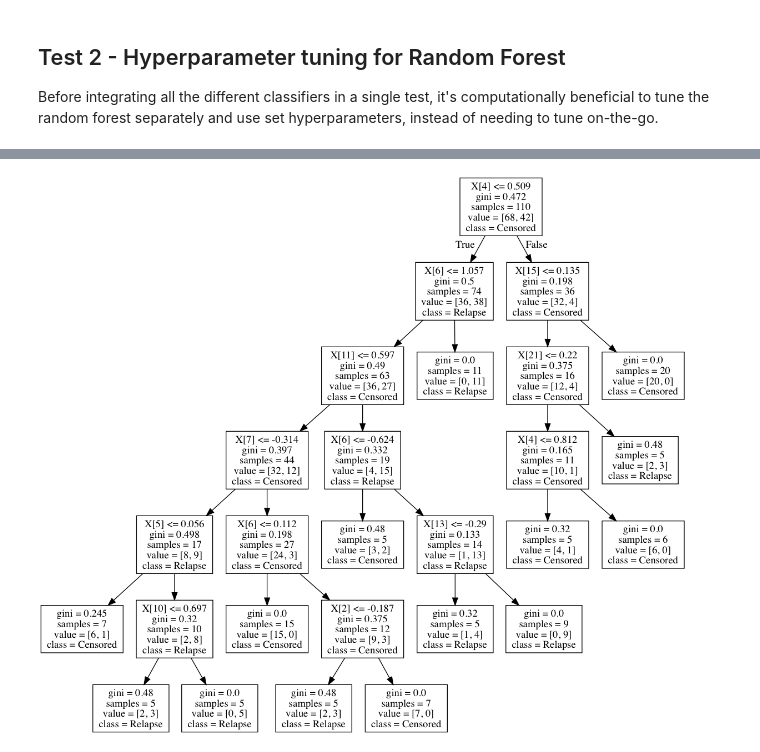
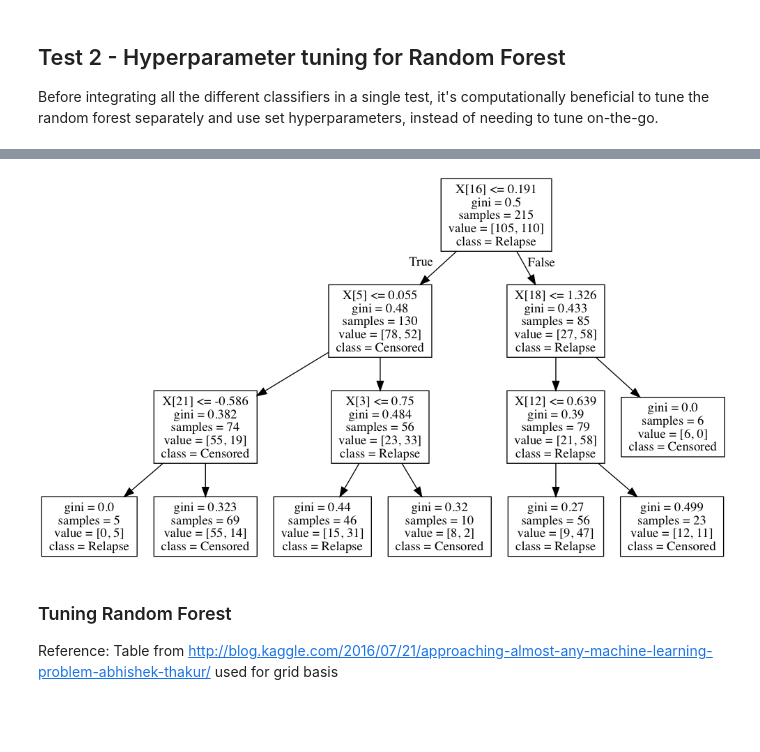
Before and after one commit to alxiang/ML-FOR-TARGET-AML, a Jupyter notebook: AML Classification.ipynb, the cells around one changed output, grey strips where cells are left out. Saved outputs shown, nothing was run; the diff lists cells and outputs as text; code cells hidden in the pictures; blank space fills up the shorter version.

```diff
--- a/AML Classification.ipynb
+++ b/AML Classification.ipynb
@@ -172,9 +176,9 @@ from sklearn.tree import DecisionTreeClassifier
 from sklearn.model_selection import GridSearchCV
 
 # Hyperparameters
-max_features = ['sqrt', None] # Max num of features considered every split
-max_depth = [5, 8, 15, 25, None] # Max num of levels in whole tree
-min_samples_split = [2, 5, 10, 15] # Min num of samples required to split a node
+max_features = ['sqrt'] # Max num of features considered every split
+max_depth = [2, 3, 4, 5] # Max num of levels in whole tree
+min_samples_split = [2, 5, 10] # Min num of samples required to split a node
 min_samples_leaf = [2, 5] # Min num of samples required at each node
 #bootstrap = [True, False] # Method of selecting samples for training each tree
 
@@ -209,20 +213,24 @@ cv_results = pd.DataFrame(tree_grid.cv_results_).sort_values(by="rank_test_score
 # %%
 # PRINT BEST TREE
 from IPython.display import Image
 import pydotplus
 from sklearn import tree
 
-bestTree = DecisionTreeClassifier(max_features = "sqrt", max_depth = None, min_samples_leaf = 5, min_samples_split = 2)
+bestTree = DecisionTreeClassifier(max_features = "sqrt", max_depth = 3, min_samples_leaf = 5, min_samples_split = 2)
 bestTree.fit(X_signature, y)
 
 # Create DOT data
 dot_data = tree.export_graphviz(bestTree, out_file=None,
                                 class_names=["Censored", "Relapse"])
 
 # Draw graph
 graph = pydotplus.graph_from_dot_data(dot_data)
 
 # Show graph
 Image(graph.create_png())
 # %% [output]
-[figure, old version]
+[figure, new version]
+# %% [markdown]
+### Tuning Random Forest
+
+Reference: Table from http://blog.kaggle.com/2016/07/21/approaching-almost-any-machine-learning-problem-abhishek-thakur/ used for grid basis
```
Also changed, not shown: parts of 21 cells of this notebook, 2 other files.
